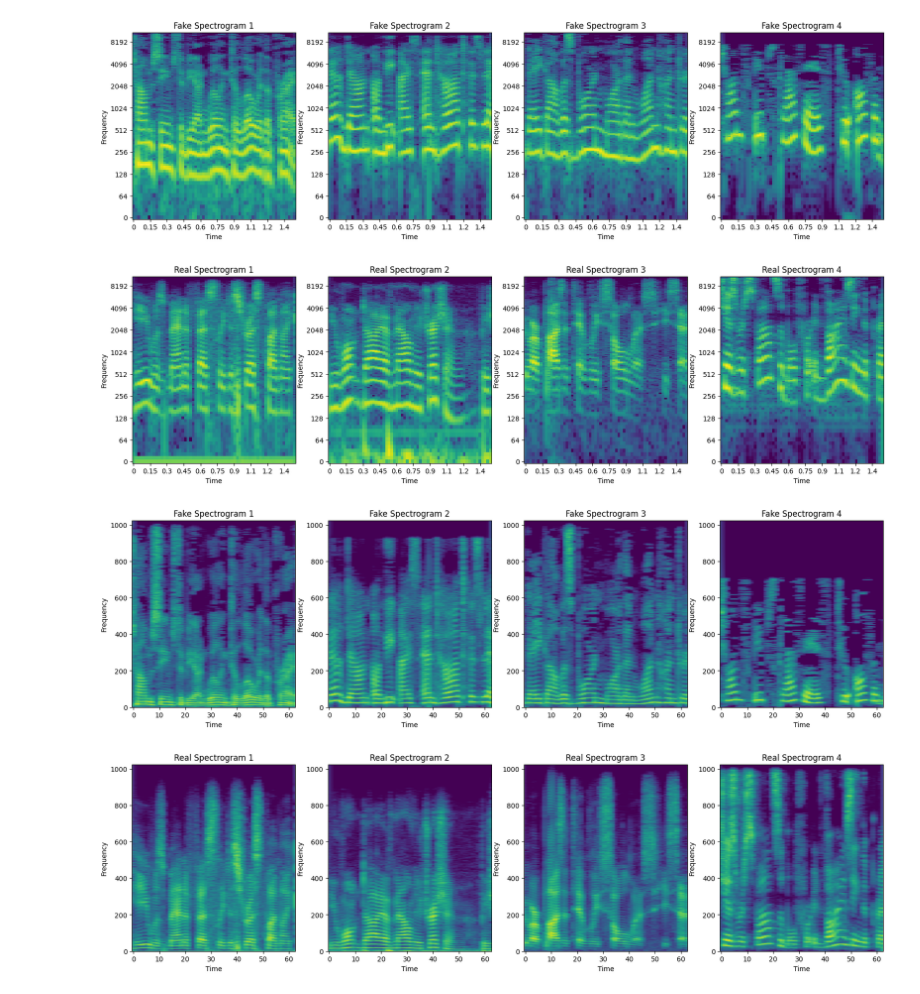
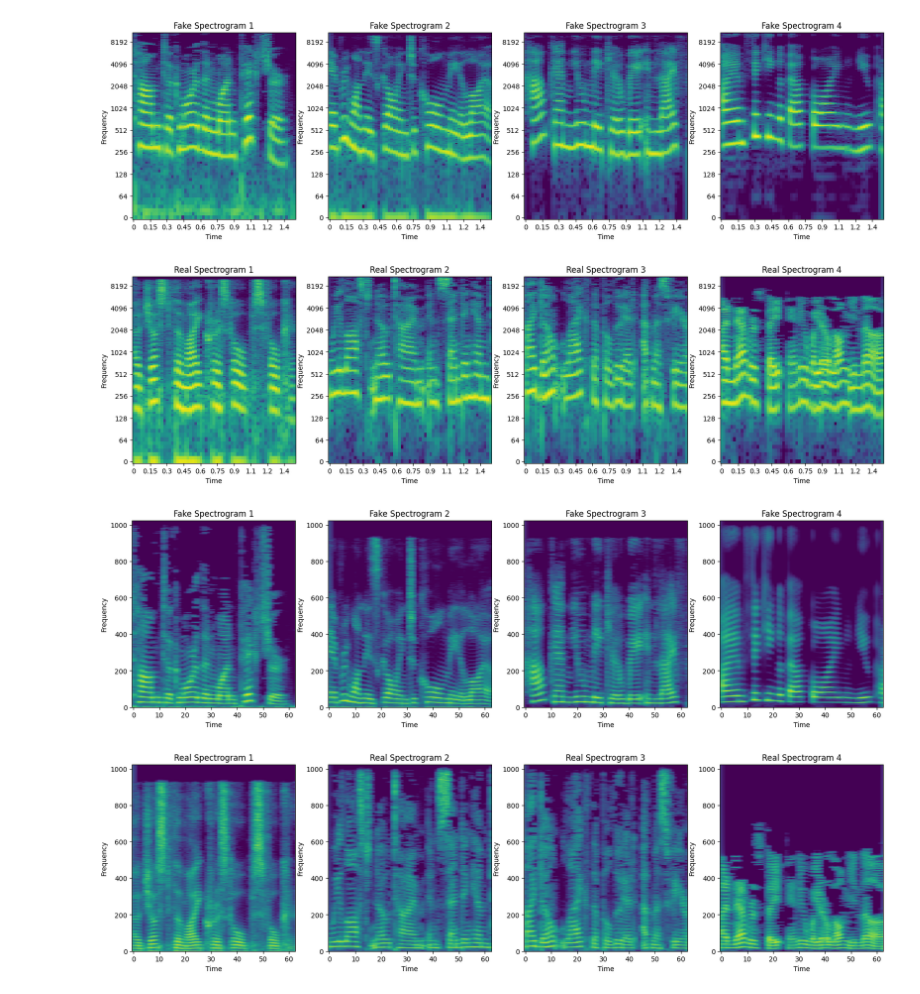
Before and after one commit to carcasonne/KIREPRO1PE, a Jupyter notebook: CNN.ipynb, the cells around one changed output. Saved outputs shown, nothing was run; the diff lists cells and outputs as text; code cells hidden in the pictures.

```diff
--- a/CNN.ipynb
+++ b/CNN.ipynb
@@ -27,7 +27,7 @@ BATCH_SIZE = 32
 EPOCHS = 10
 
 #path = 'audio_files/for-2sec/for-2seconds'
-path = 'audio_files_samples'
+path = 'audio_files_250'
 
 class AudioData(Dataset):
     def __init__(self, root_dir, subset, transform, sample_rate=SAMPLE_RATE):
@@ -142,38 +142,38 @@ def get_samples(data_loader, items, _class):
 # %%
 train_loader, val_loader, test_loader = create_dataloaders(path, batch_size=BATCH_SIZE)
 
 # First 20 are fake, Last 12 are real
 # Always true if shuffle = false
 data_batch, labels_batch = next(iter(train_loader))
-real_batch = data_batch[-5:]
+test_batch, test_labels = next(iter(test_loader))
 
 #Only works with 4
 def plot_librosa(specs, txt):
     fig, axs = plt.subplots(1, 4, figsize=(20, 5))
 
     for i, ax in enumerate(axs):
         librosa.display.specshow(specs[i].numpy(), ax=ax, x_axis='time', y_axis='log', cmap='viridis')
         ax.set_title(f"{txt} Spectrogram {i+1}")
         ax.set_xlabel("Time")
         ax.set_ylabel("Frequency")
 
 def plot_matplotlib(specs, txt):
     fig, axs = plt.subplots(1, 4, figsize=(20, 5))
 
     for i, ax in enumerate(axs):
         ax.imshow(specs[i], aspect='auto', origin='lower', cmap='viridis')
         ax.set_title(f"{txt} Spectrogram {i+1}")
         ax.set_xlabel("Time")
         ax.set_ylabel("Frequency")
 
 plot_librosa(data_batch[5:], "Fake")
 plot_librosa(data_batch[-5:], "Real")
 # %% [output]
-[figure, old version]
+[figure, new version]
-[figure, old version]
+[figure, new version]
 # %%
 plot_matplotlib(data_batch[5:], "Fake")
 plot_matplotlib(data_batch[-5:], "Real")
 # %% [output]
-[figure, old version]
+[figure, new version]
-[figure, old version]
+[figure, new version]
```
Also changed, not shown: parts of 2 cells of this notebook, 1 other file.
